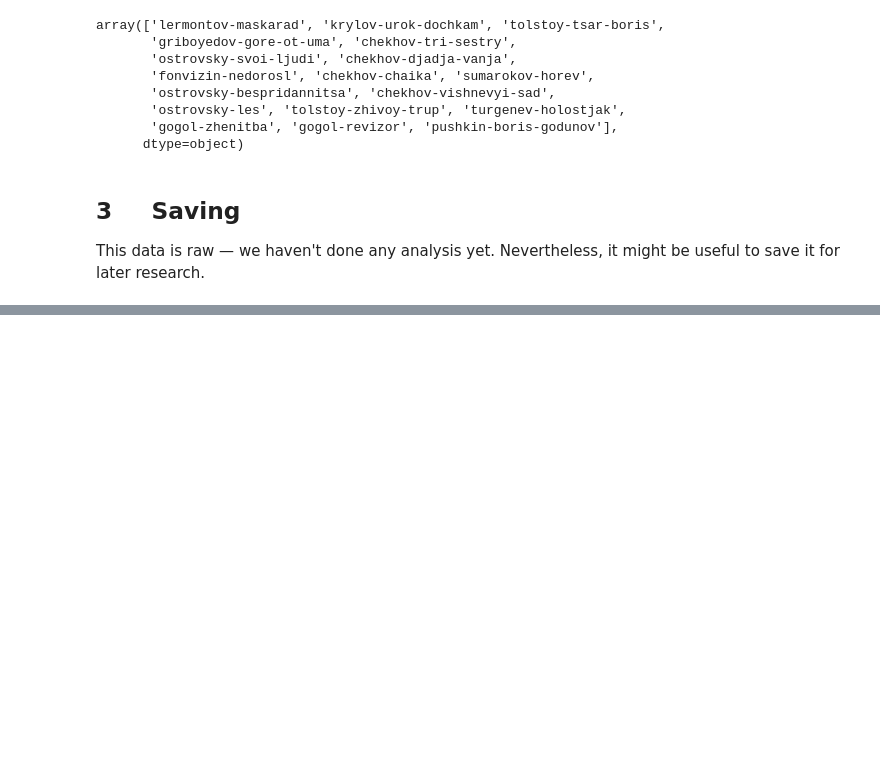
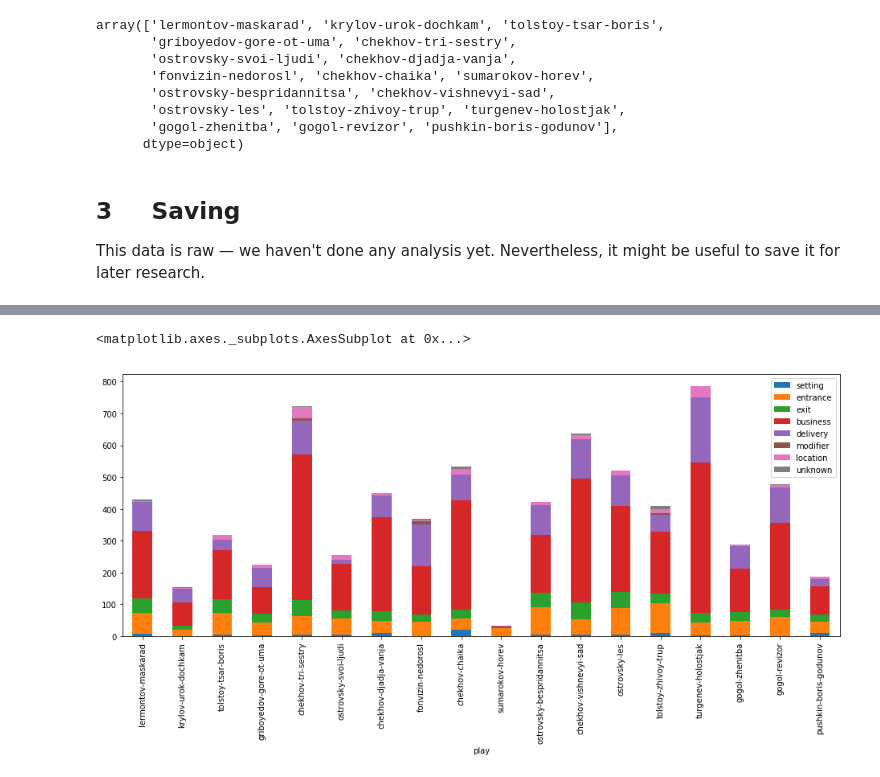
Before and after one commit to creaciond/russian-stage-classification, a Jupyter notebook: annotated-merge.ipynb, the cells around one changed output, grey strips where cells are left out. Saved outputs shown, nothing was run; the diff lists cells and outputs as text; code cells hidden in the pictures; blank space fills up the shorter version.

```diff
--- a/annotated-merge.ipynb
+++ b/annotated-merge.ipynb
@@ -157,0 +203,12 @@ df_total.to_csv("./data/csv/annot_merged_raw.csv", sep=";", encoding="utf-8", in
+# %%
+types_dict = {
+    dir_type: [] for dir_type in direction_types + ["play"]
+}
+for play in plays:
+    types_dict["play"].append(play)
+    types_values = df_total[df_total["play"] == play].sum()[direction_types]
+    for ty in types_values.keys():
+        types_dict[ty].append(types_values[ty])
+# %%
+df_types = pd.DataFrame.from_dict(types_dict).set_index("play")
+df_types.head()
@@ -157,0 +223,5 @@ df_total.to_csv("./data/csv/annot_merged_raw.csv", sep=";", encoding="utf-8", in
+# %%
+df_types.plot.bar(stacked=True, figsize=(16,6))
+# %% [output]
+<matplotlib.axes._subplots.AxesSubplot at 0x...>
+[figure, added]
```
Also changed, not shown: parts of 11 cells of this notebook.
